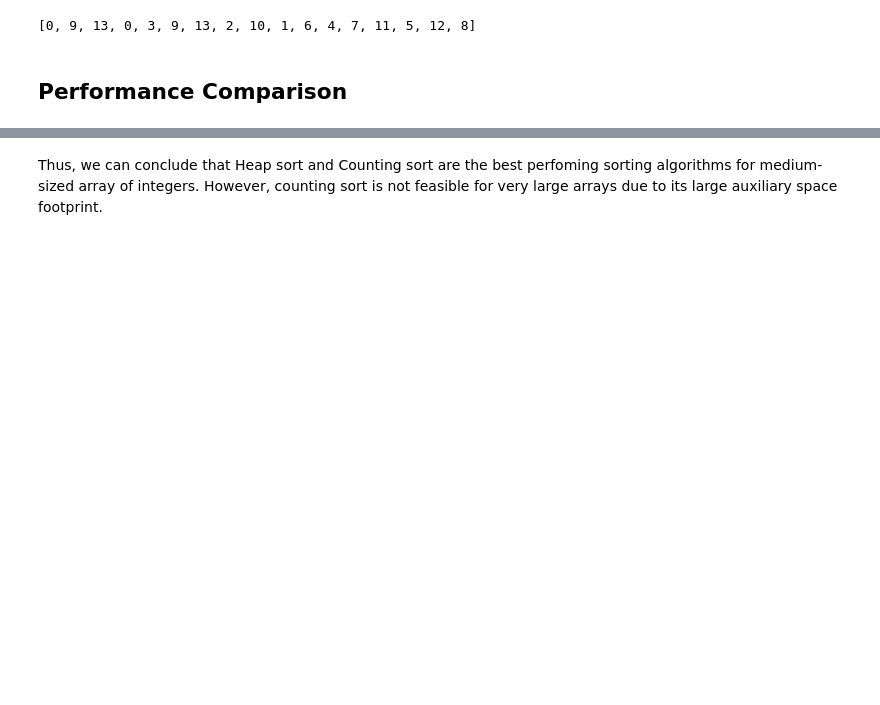
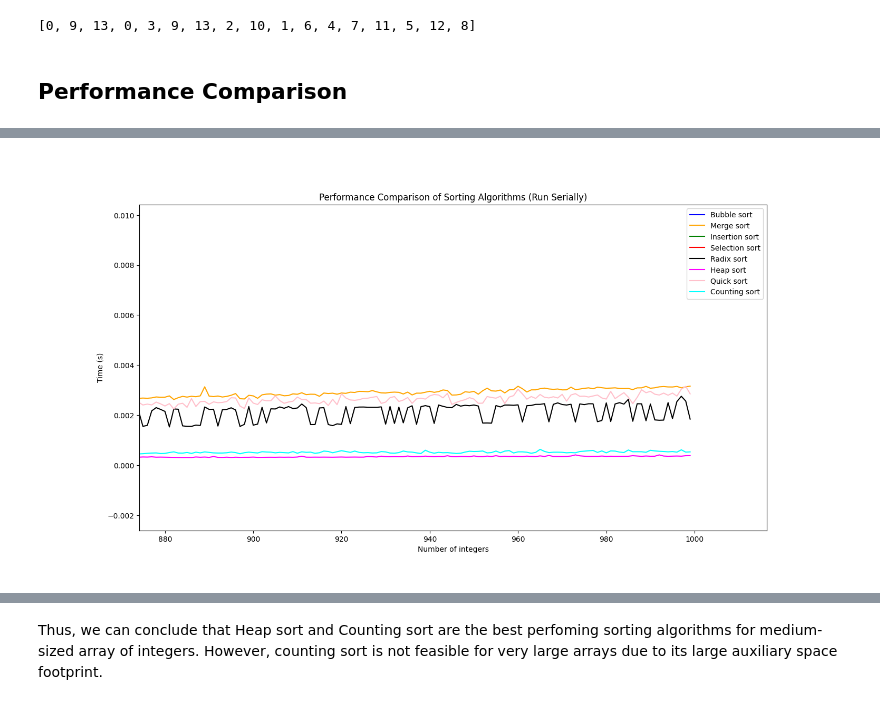
Before and after one commit to amkhrjee/algorithms-notebook, a Jupyter notebook: Sorting.ipynb, the cells around one changed output, grey strips where cells are left out. Drawn from its saved outputs; the diff is of its cells as text; code cells hidden in the pictures; blank space fills up the shorter version.

```diff
--- a/Sorting.ipynb
+++ b/Sorting.ipynb
@@ -320,3 +326,8 @@ We zoom into the plot for last few inputs to see the performance difference more
+# %%
+from IPython.display import Image
+Image("res/1000_serially_zoomed_sort.png")
+# %% [output]
+[figure, added]
 # %% [markdown]
 ### Running parallely on multiple cores
 The following plot was obtained by running the algorithms parallely on 8 logical cores.
```
Also changed, not shown: parts of 18 cells of this notebook.
